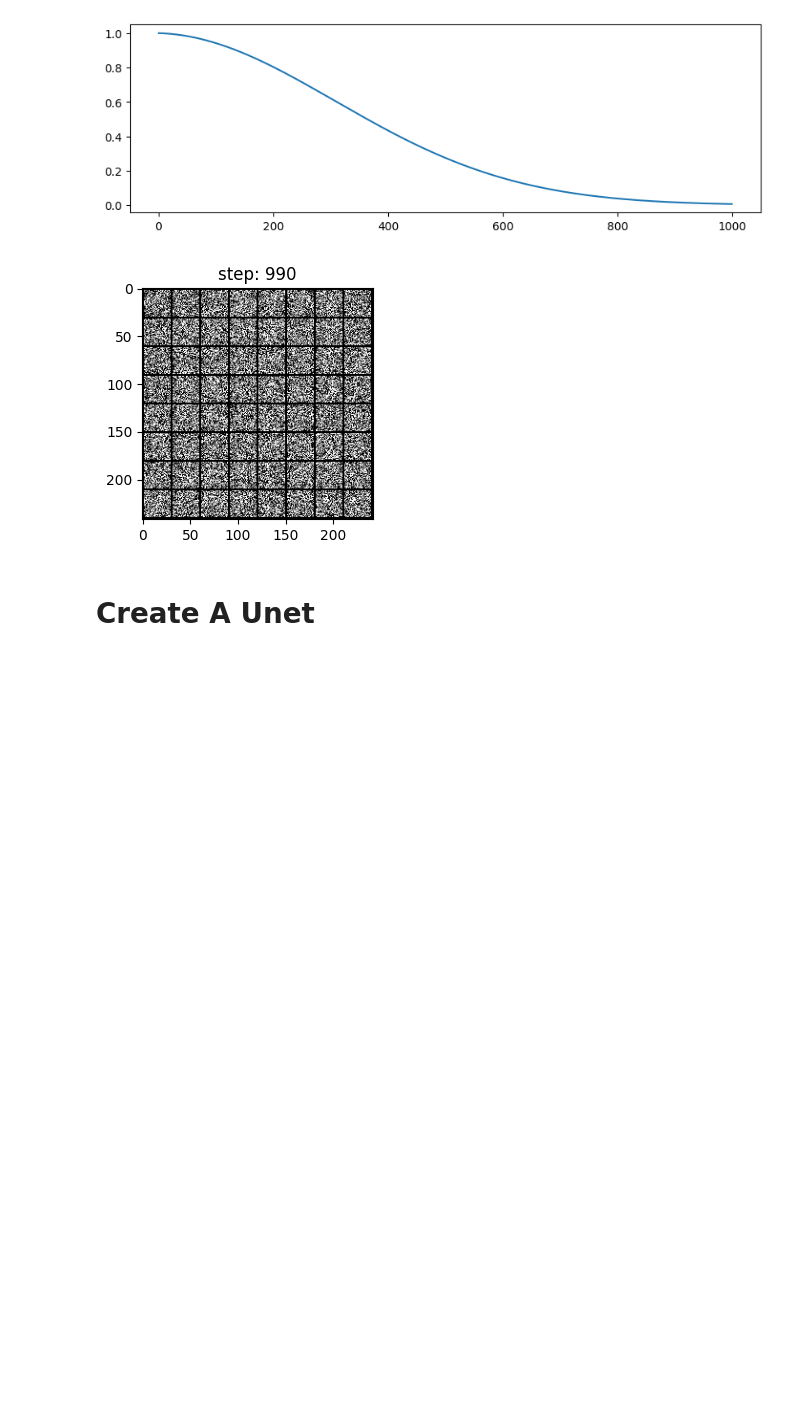
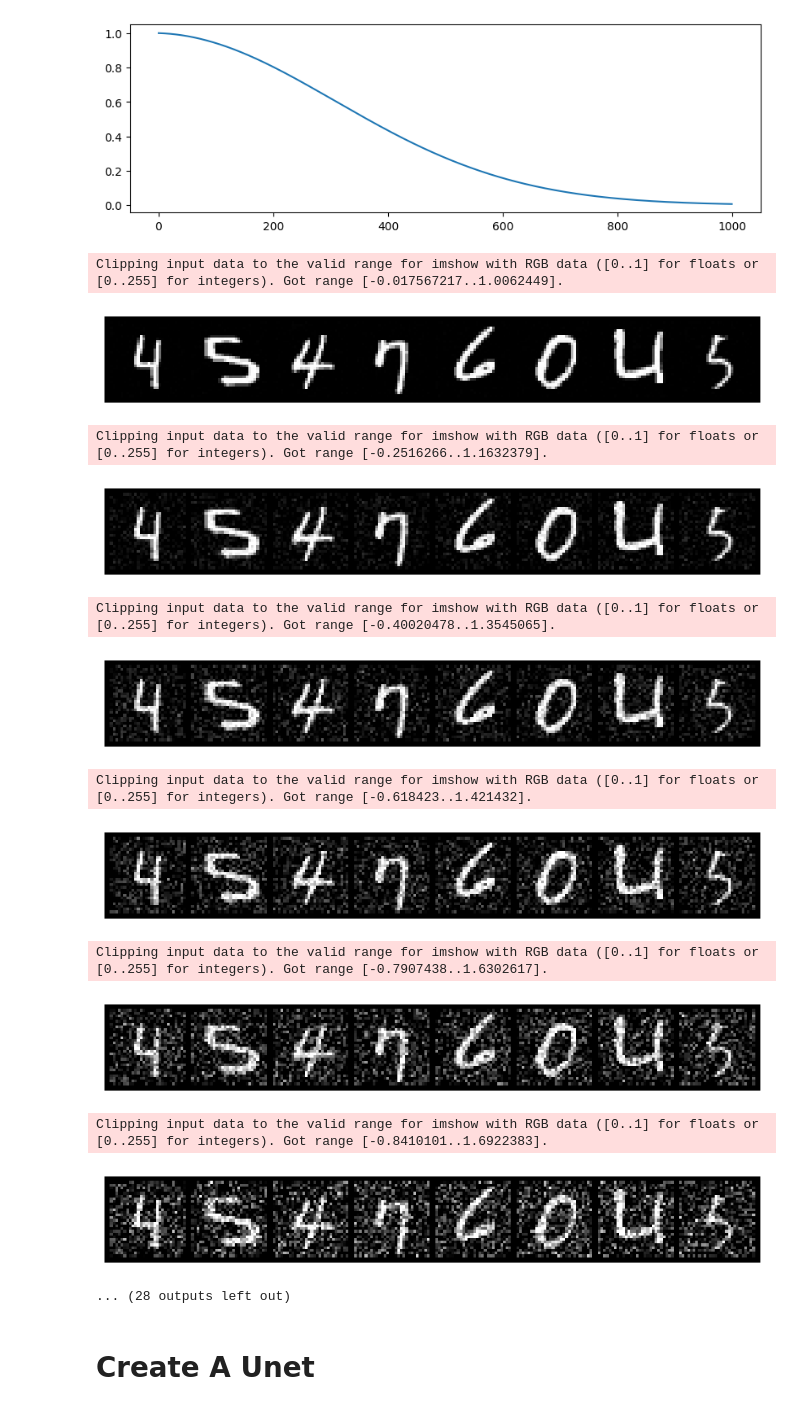
Before and after one commit to mohan696matlab/Diffusion_Gen_AI_Course, a Jupyter notebook: part_2_mnist_diffusion/part_2_1_diffusion_from_scratch_pytorch.ipynb, the cells around one changed output. Cells and saved outputs as stored; diff of their text form; code cells hidden in the pictures; blank space fills up the shorter version.

```diff
--- a/part_2_mnist_diffusion/part_2_1_diffusion_from_scratch_pytorch.ipynb
+++ b/part_2_mnist_diffusion/part_2_1_diffusion_from_scratch_pytorch.ipynb
@@ -22,6 +47,6 @@ dataset = torchvision.datasets.MNIST(root="mnist/", train=True, download=True, t
 # %%
 from torch.utils.data import DataLoader
-train_dataloader = DataLoader(dataset, batch_size=64, shuffle=True)
+train_dataloader = DataLoader(dataset, batch_size=8, shuffle=True)
 
 x, y = next(iter(train_dataloader))
 print('Input shape:', x.shape)
@@ -53,22 +76,35 @@ plt.show()
 # %%
 # Start the forward diffusion process
 
 x=x.to(device)
 
 for t in range(T):
     noise = torch.randn_like(x).to(device)
 
     alpha_bar = alpha_bars[t]
     x_t1 = torch.sqrt(alpha_bar)*x + torch.sqrt(1-alpha_bar) * noise
 
-    if t%10==0:
+    if t%50==0:
         plt.figure(figsize=(10,3))
-        plt.title(f'step: {t}')
+        # plt.title(f'step: {t}')
         plt.imshow(torchvision.utils.make_grid(x_t1*0.5 + 0.5).permute(1,2,0).cpu().numpy())
-        clear_output(wait=True)
+        plt.axis('off')
+        # clear_output(wait=True)
         plt.show()
 # %% [output]
+Clipping input data to the valid range for imshow with RGB data ([0..1] for floats or [0..255] for integers). Got range [-0.017567217..1.0062449].
-[figure, old version]
+[figure, new version]
+Clipping input data to the valid range for imshow with RGB data ([0..1] for floats or [0..255] for integers). Got range [-0.2516266..1.1632379].
+[figure, added]
+Clipping input data to the valid range for imshow with RGB data ([0..1] for floats or [0..255] for integers). Got range [-0.40020478..1.3545065].
+[figure, added]
+Clipping input data to the valid range for imshow with RGB data ([0..1] for floats or [0..255] for integers). Got range [-0.618423..1.421432].
+[figure, added]
+Clipping input data to the valid range for imshow with RGB data ([0..1] for floats or [0..255] for integers). Got range [-0.7907438..1.6302617].
+[figure, added]
+Clipping input data to the valid range for imshow with RGB data ([0..1] for floats or [0..255] for integers). Got range [-0.8410101..1.6922383].
+[figure, added]
+... (28 outputs left out)
 # %% [markdown]
 # Create A Unet
 
```
Also changed, not shown: parts of 4 cells of this notebook.
